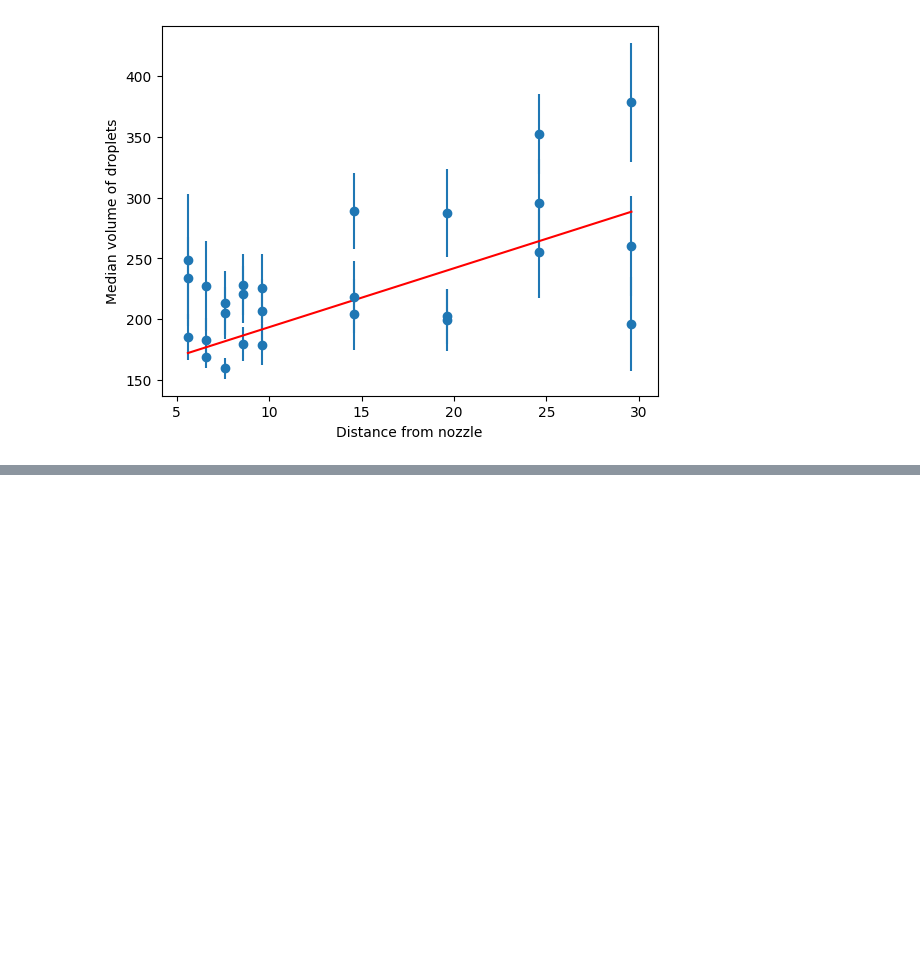
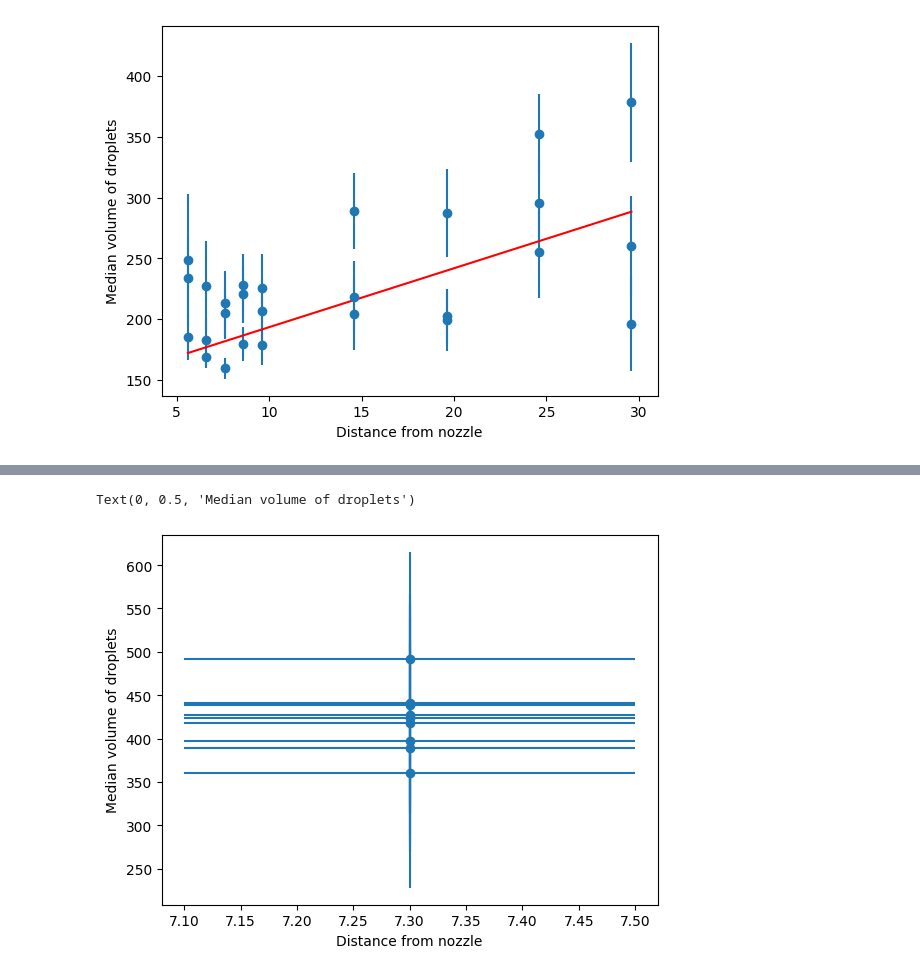
Before and after one commit to Trystan-Git/PNS-group-23--Dynamics-of-coalescence-events-in-spray-clouds, a Jupyter notebook: Data-analysis_day3.ipynb, the cells around one changed output, grey strips where cells are left out. Drawn from its saved outputs; the diff is of its cells as text; code cells hidden in the pictures; blank space fills up the shorter version.

```diff
--- a/Data-analysis_day3.ipynb
+++ b/Data-analysis_day3.ipynb
@@ -219,0 +278,6 @@ print(fit_result.fit_report())
+# %%
+def fit_function5(x_fit4, d1):
+    med_vol4 = 0* x_fit4 + d1
+    return med_vol4
+# %%
+fit_model5 = models.Model(fit_function5)
@@ -219,0 +322,11 @@ print(fit_result.fit_report())
+# %%
+plt.figure()
+
+plt.errorbar(dist_noz4, med_vol4, xerr=err_dist_noz4, yerr=err_med_vol4, fmt='o')
+plt.plot(dist_noz4, fit_result5.best_fit, 'r-')
+
+plt.xlabel(r'Distance from nozzle')
+plt.ylabel(r'Median volume of droplets')
+# %% [output]
+Text(0, 0.5, 'Median volume of droplets')
+[figure, added]
```
Also changed, not shown: parts of 30 cells of this notebook.
